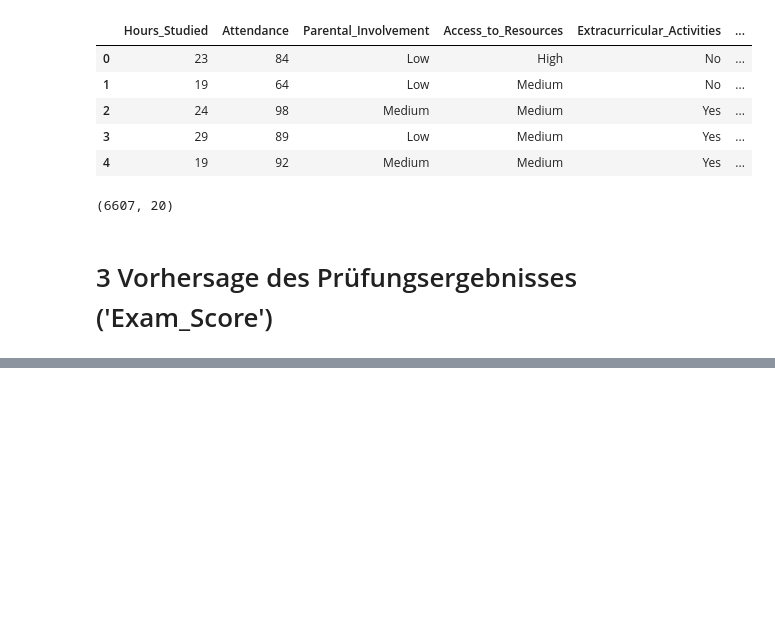
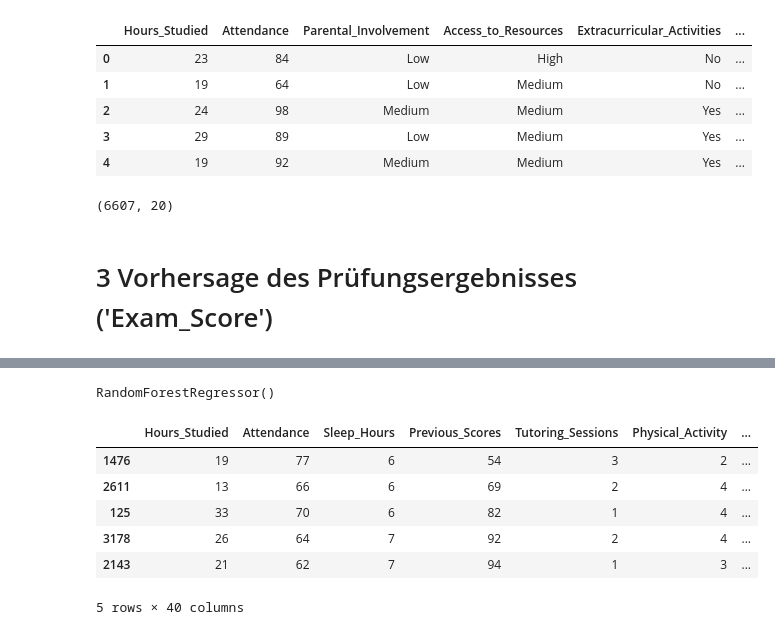
Before and after one commit to AlexKressner/ML_Intro, a Jupyter notebook: Exam_Score_Prediction.ipynb, the cells around one changed output, grey strips where cells are left out. Drawn from its saved outputs; the diff is of its cells as text; code cells hidden in the pictures; blank space fills up the shorter version.

```diff
--- a/Exam_Score_Prediction.ipynb
+++ b/Exam_Score_Prediction.ipynb
@@ -37,3 +31,6 @@ data.shape
 (6607, 20)
 # %% [markdown]
 # 3 Vorhersage des Prüfungsergebnisses ('Exam_Score')
+# %%
+# Aufteilen der Daten in Target (y) und Features (X)
+y, X = data["Exam_Score"], data.drop(columns="Exam_Score")
@@ -39,0 +56,3 @@ data.shape
+# %%
+# One-Hot-Encoding
+X = pd.get_dummies(X)
@@ -39,0 +68,15 @@ data.shape
+# %%
+# Modell trainieren
+model.fit(X_train, y_train)
+# %% [output]
+RandomForestRegressor()
+# %%
+X_test.head()
+# %% [output]
+|  | Hours_Studied | Attendance | Sleep_Hours | Previous_Scores | Tutoring_Sessions | Physical_Activity | ... |
+| 1476 | 19 | 77 | 6 | 54 | 3 | 2 | ... |
+| 2611 | 13 | 66 | 6 | 69 | 2 | 4 | ... |
+| 125 | 33 | 70 | 6 | 82 | 1 | 4 | ... |
+| 3178 | 26 | 64 | 7 | 92 | 2 | 4 | ... |
+| 2143 | 21 | 62 | 7 | 94 | 1 | 3 | ... |
+5 rows × 40 columns
```
Also changed, not shown: parts of 14 cells of this notebook.
